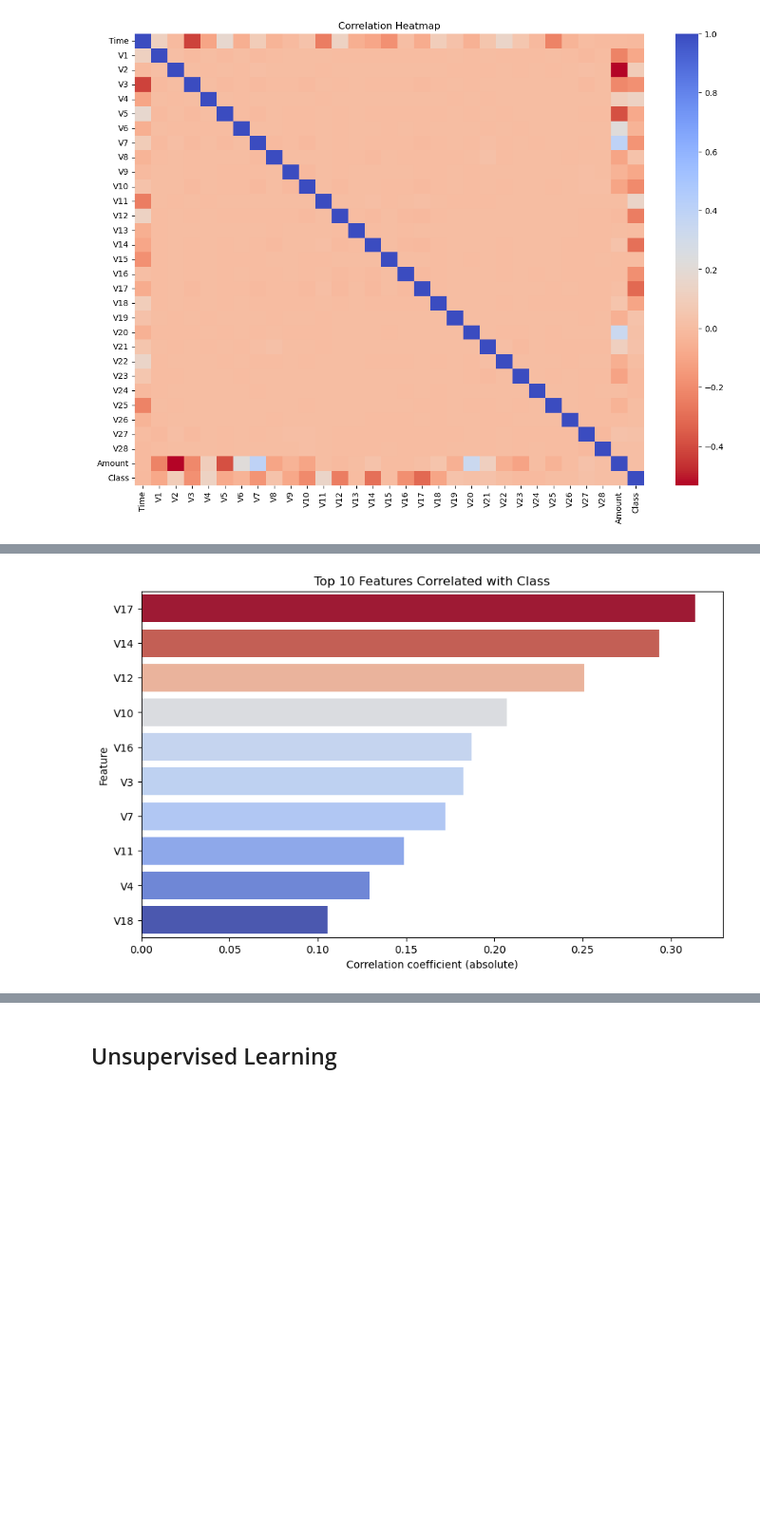
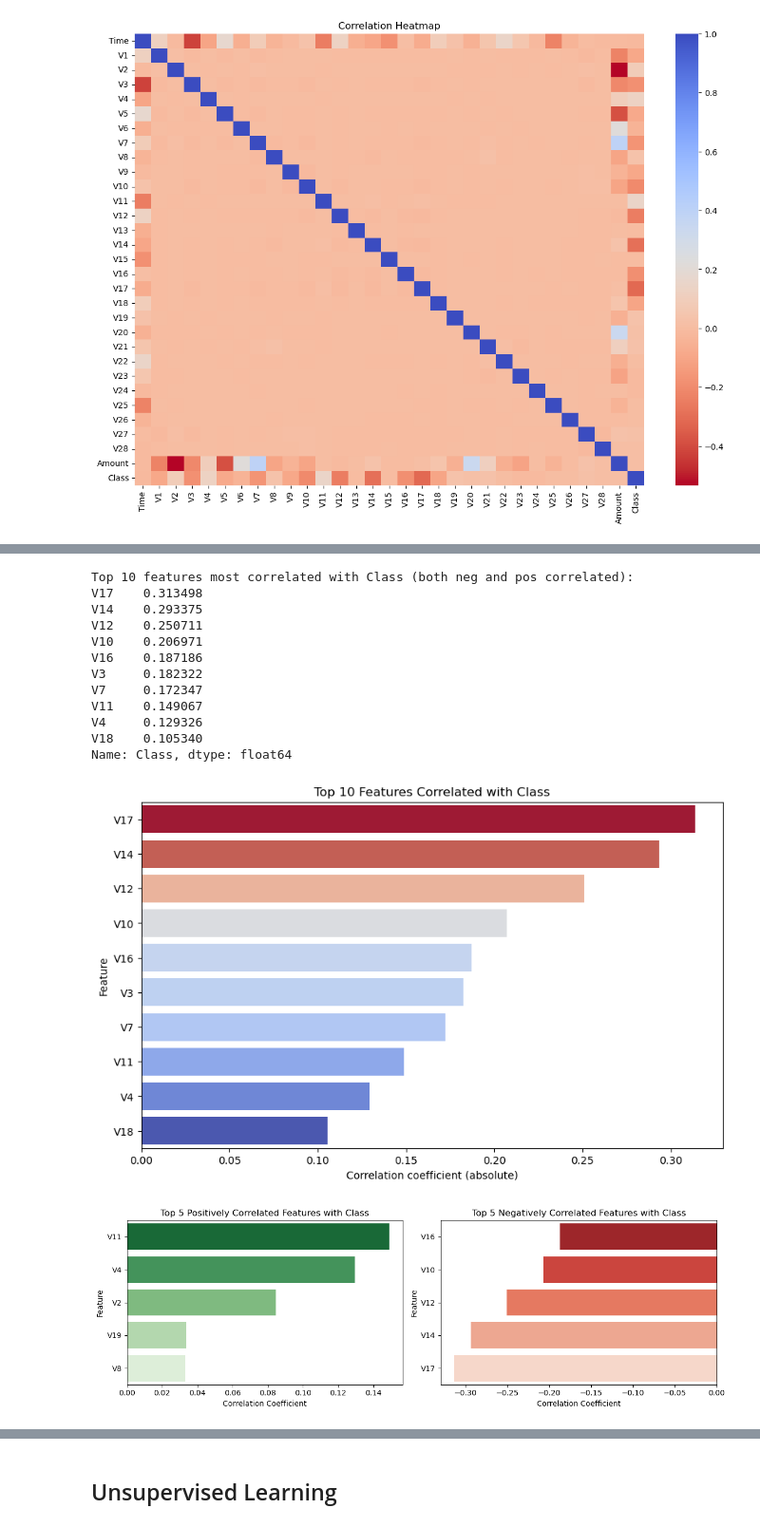
Before and after one commit to luckydoglou/ml-projects, a Jupyter notebook: anomaly-detection/v0/anomaly-detection-v0.ipynb, the cells around one changed output, grey strips where cells are left out. Shown at 95% size. Saved outputs shown, nothing was run; the diff lists cells and outputs as text; code cells hidden in the pictures; blank space fills up the shorter version.

```diff
--- a/anomaly-detection/v0/anomaly-detection-v0.ipynb
+++ b/anomaly-detection/v0/anomaly-detection-v0.ipynb
@@ -255,13 +279,46 @@ plt.show()
 # %%
 # Top 10 features most correlated with fraud
+corr = df.corr()
 corr_target = corr['Class'].drop('Class')
 top_features = corr_target.abs().sort_values(ascending=False).head(10)
 
+print("Top 10 features most correlated with Class (both neg and pos correlated):")
+print(top_features)
+
+# Plot top 10 most correlated features
 plt.figure(figsize=(10, 6))
 sns.barplot(x=top_features.values, y=top_features.index, palette='coolwarm', hue=top_features.values, legend=False)
 plt.title('Top 10 Features Correlated with Class')
 plt.xlabel("Correlation coefficient (absolute)")
 plt.ylabel('Feature')
 plt.show()
+
+# Plot top 5 most positive and negative correlated features
+top_pos_features = corr_target.sort_values(ascending=False)[:5]
+top_neg_features = corr_target.sort_values(ascending=False)[-5:]
+fig, (ax1, ax2) = plt.subplots(nrows=1, ncols=2, figsize=(12, 4))
+sns.barplot(x=top_pos_features.values, y=top_pos_features.index, palette='Greens_r', hue=top_pos_features.index, ax=ax1)
+ax1.set_title('Top 5 Positively Correlated Features with Class')
+ax1.set_xlabel('Correlation Coefficient')
+ax1.set_ylabel('Feature')
+sns.barplot(x=top_neg_features.values, y=top_neg_features.index, palette='Reds_r', hue=top_neg_features.index, ax=ax2)
+ax2.set_title('Top 5 Negatively Correlated Features with Class')
+ax2.set_xlabel('Correlation Coefficient')
+ax2.set_ylabel('Feature')
+plt.tight_layout()
+plt.show()
 # %% [output]
+Top 10 features most correlated with Class (both neg and pos correlated):
+V17    0.313498
+V14    0.293375
+V12    0.250711
+V10    0.206971
+V16    0.187186
+V3     0.182322
+V7     0.172347
+V11    0.149067
+V4     0.129326
+V18    0.105340
+Name: Class, dtype: float64
 [figure]
+[figure, added]
```
Also changed, not shown: parts of 3 cells of this notebook.
